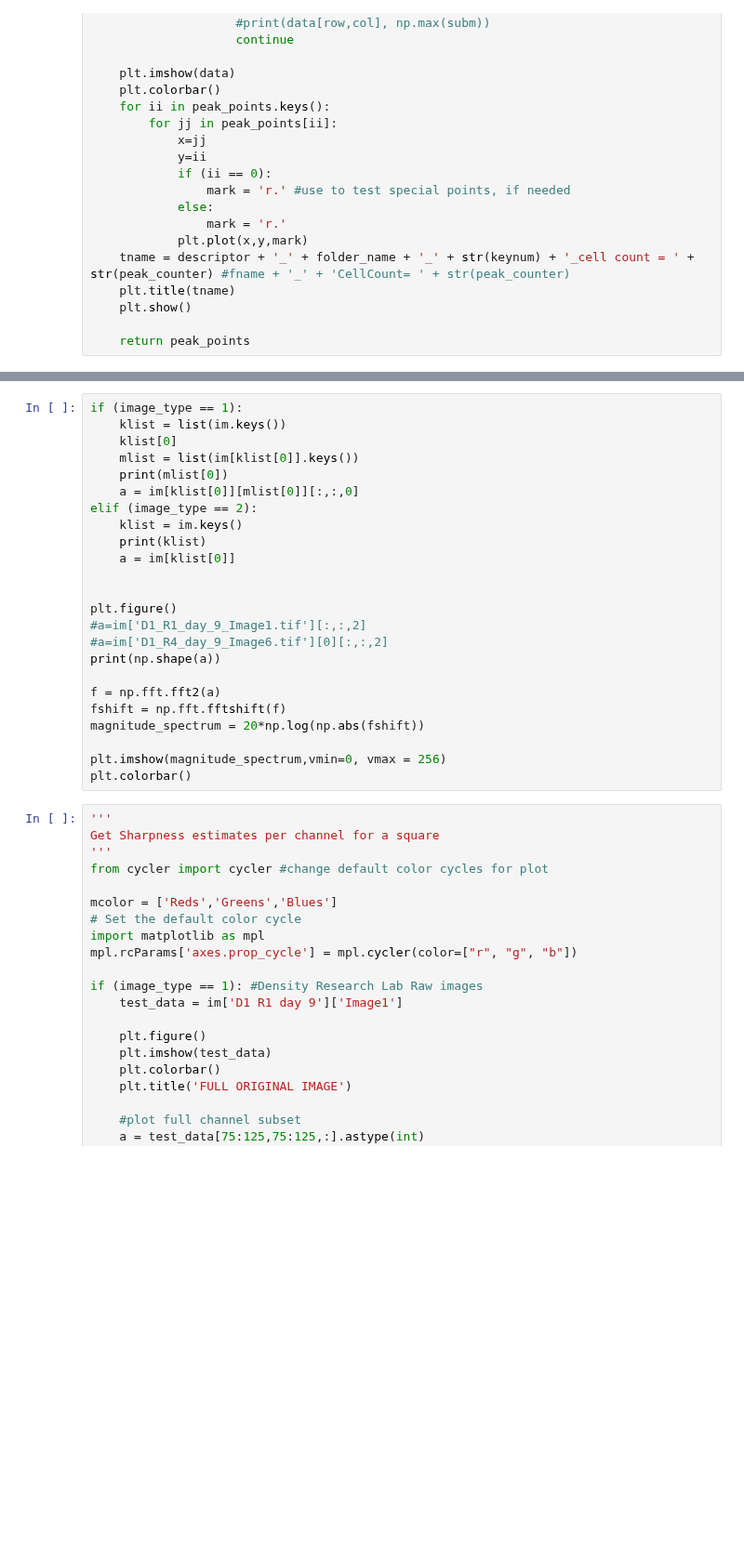
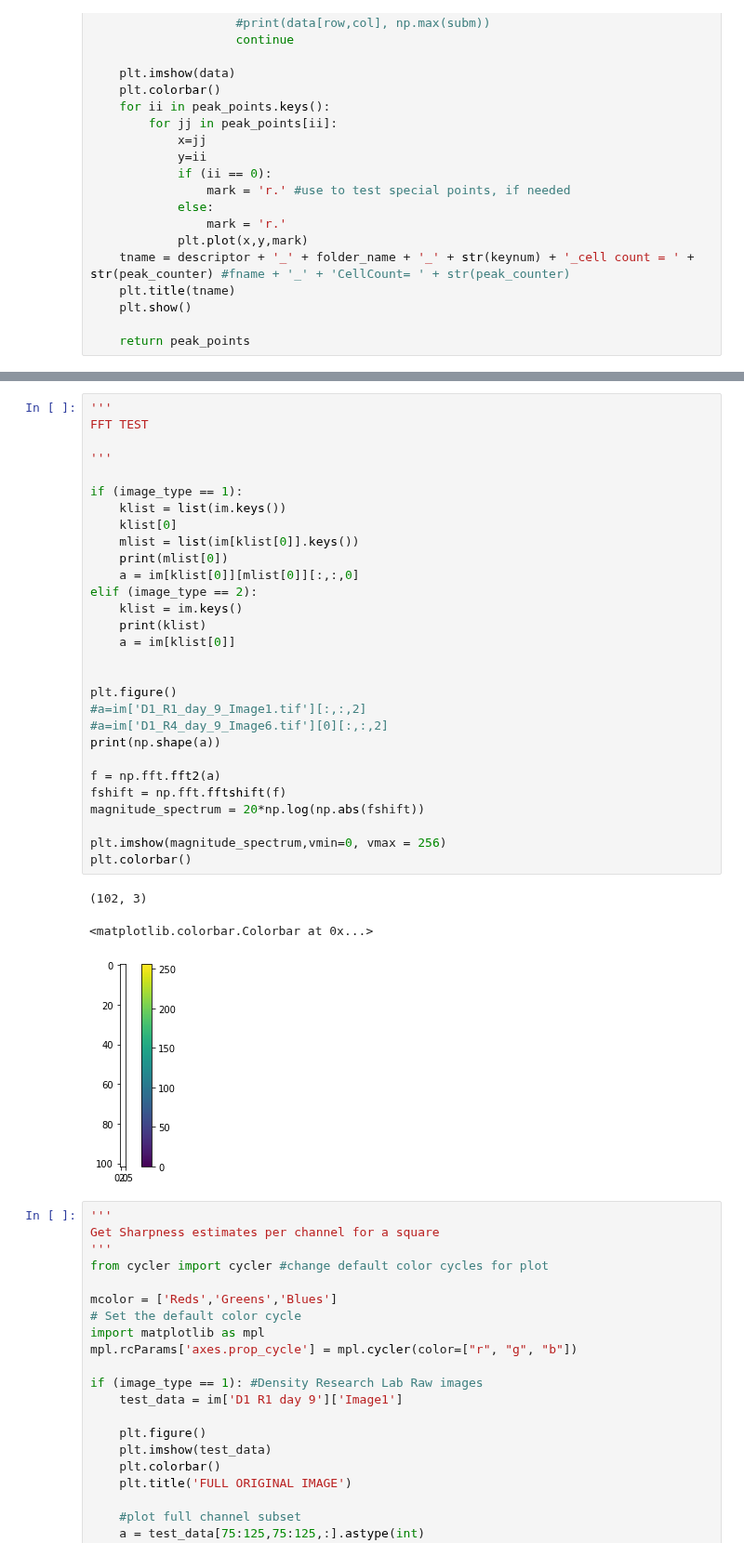
Before and after one commit to mqc25/Cell_count, a Jupyter notebook: CellDensityCategory.ipynb, the cells around one changed output, grey strips where cells are left out. Shown at 93% size. Drawn from its saved outputs; the diff is of its cells as text; blank space fills up the shorter version.

```diff
--- a/CellDensityCategory.ipynb
+++ b/CellDensityCategory.ipynb
@@ -1159,27 +1391,36 @@ plt.plot(a)
 # %%
+'''
+FFT TEST
+
+'''
+
 if (image_type == 1):
     klist = list(im.keys())
     klist[0]
     mlist = list(im[klist[0]].keys())
     print(mlist[0])
     a = im[klist[0]][mlist[0]][:,:,0]
 elif (image_type == 2):
     klist = im.keys()
     print(klist)
     a = im[klist[0]]
 
 
 plt.figure()
 #a=im['D1_R1_day_9_Image1.tif'][:,:,2]
 #a=im['D1_R4_day_9_Image6.tif'][0][:,:,2]
 print(np.shape(a))
 
 f = np.fft.fft2(a)
 fshift = np.fft.fftshift(f)
 magnitude_spectrum = 20*np.log(np.abs(fshift))
 
 plt.imshow(magnitude_spectrum,vmin=0, vmax = 256)
 plt.colorbar()
+# %% [output]
+(102, 3)
+<matplotlib.colorbar.Colorbar at 0x...>
+[figure, added]
 # %%
 '''
 Get Sharpness estimates per channel for a square
```
Also changed, not shown: parts of 21 cells of this notebook.
